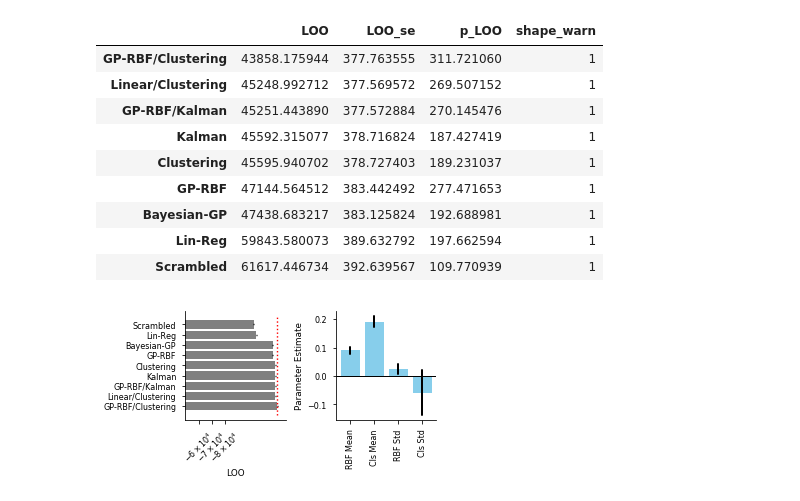
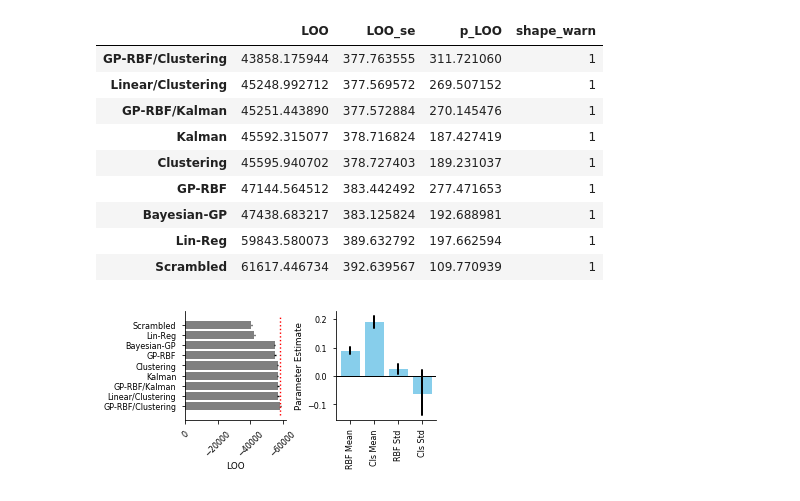
Before and after one commit to nicktfranklin/StructuredBandits, a Jupyter notebook: Model Fits and Parameter plots.ipynb, the cells around one changed output. Cells and saved outputs as stored; diff of their text form; code cells hidden in the pictures.

```diff
--- a/Model Fits and Parameter plots.ipynb
+++ b/Model Fits and Parameter plots.ipynb
@@ -132,7 +132,12 @@ loo
 | Bayesian-GP | 47438.683217 | 383.125824 | 192.688981 | 1 |
 | Lin-Reg | 59843.580073 | 389.632792 | 197.662594 | 1 |
 | Scrambled | 61617.446734 | 392.639567 | 109.770939 | 1 |
-# %%
-_ = plot_results(loo, summary)
-# %% [output]
-[figure, removed]
+# %%
+# calculate chance
+n = len(pd.read_csv('Data/exp_scrambled/gprbfscrambled.csv')) # n_subj * n_trails_per_subj
+n_arms = 8
+chance_loo = -2 * n * np.log(1. / n_arms)
+
+_ = plot_results(loo, summary, chance_loo)
+# %% [output]
+[figure, added]
```
Also changed, not shown: parts of 8 cells of this notebook, 21 other files.
